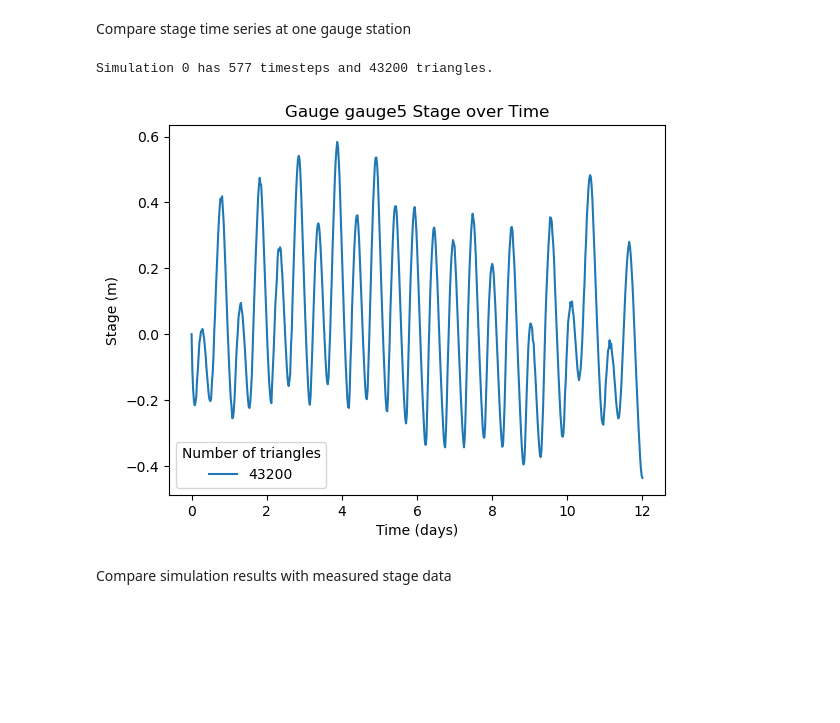
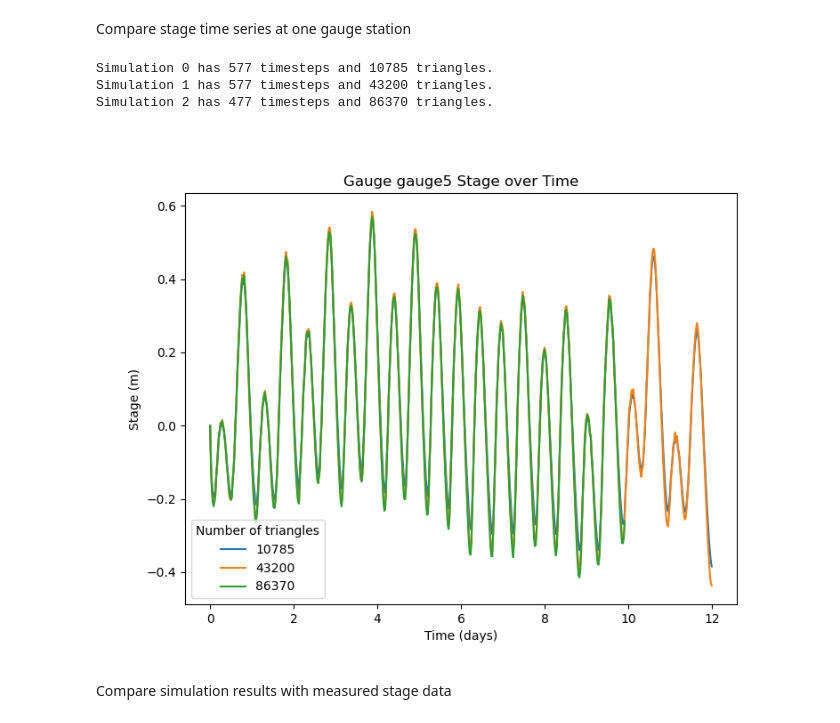
Before and after one commit to stoiver/merimbula, a Jupyter notebook: simulations/template/nb_compare_gauge_data.ipynb, the cells around one changed output. Cells and saved outputs as stored; diff of their text form; code cells hidden in the pictures; blank space fills up the shorter version.

```diff
--- a/simulations/template/nb_compare_gauge_data.ipynb
+++ b/simulations/template/nb_compare_gauge_data.ipynb
@@ -76,7 +78,9 @@ swwfiles = [
             #'template_sept_2003_43200_weeds_20251202_202802.sww',
             #'template_sept_2003_17156_no_exterior_tags_weeds_20251210_140515.sww',
             #'template_sept_2003_43200_weeds_20260118_114652.sww',
+            'template_sept_2003_10785_weeds_20260207_163944.sww',
             'template_sept_2003_43200_weeds_20260128_144153.sww',
+            'template_sept_2003_86370_weeds_20260208_150616.sww',
             ]
 
 num_of_triangles = []
@@ -196,13 +218,16 @@ plt.show()
 Compare flow through cross sesction
 # %%
 verbose = False
+
+fig, ax = plt.subplots(figsize=(8, 6))
+
 for n, splotter in enumerate(splotters):
     t, Q = splotter.get_flow_through_cross_section(polyline, verbose=True)
-    plt.plot(t/3600/24, Q, label=f'Sim {num_of_triangles[n]} tris')
+    ax.plot(t/3600/24, Q, label=f'Sim {num_of_triangles[n]} tris')
     pass
-plt.xlabel('Time (days)')
-plt.ylabel('m$^3$/s')
-plt.title('Flow through cross-section over time')
+ax.set_xlabel('Time (days)')
+ax.set_ylabel('m$^3$/s')
+ax.set_title('Flow through cross-section over time')
 
 model_dir = '../../model_data_sept_2003'
 
@@ -214,10 +239,10 @@ flow.columns = ['time', 'measured']
 flow['time'] = flow['time'] /24.0 + 3.0 # convert time to days 25th Sept 2003 was at 3 days in the model time
 
 
-plt.plot(flow['time'], flow['measured'], label='Measured')
+ax.plot(flow['time'], flow['measured'], label='Measured')
 
-plt.xlim(3,4)
-plt.legend()
+ax.set_xlim(3,4)
+ax.legend()
 plt.show()
 # %% [output]
 Extracting mesh intersections from line:
@@ -227,18 +258,23 @@ Extracting mesh intersections from line:
 Compare stage time series at one gauge station
 # %%
 gid = 4  # gauge id to plot
+
+fig, ax = plt.subplots(figsize=(8, 6))
+
 for n,splotter in enumerate(splotters):
     print(f'Simulation {n} has {splotter.stage.shape[0]} timesteps and {splotter.stage.shape[1]} triangles.')
-    plt.plot(splotter.time/3600/24, splotter.stage[:,gauge_id_list[n][gid]], label=num_of_triangles[n])
+    ax.plot(splotter.time/3600/24, splotter.stage[:,gauge_id_list[n][gid]], label=num_of_triangles[n])
 
-plt.legend(title='Number of triangles')
-plt.title(f'Gauge {gauge_location["name"][gid]} Stage over Time')
-plt.xlabel('Time (days)')
-plt.ylabel('Stage (m)')
+ax.legend(title='Number of triangles')
+ax.set_title(f'Gauge {gauge_location["name"][gid]} Stage over Time')
+ax.set_xlabel('Time (days)')
+ax.set_ylabel('Stage (m)')
 plt.show()
 # %% [output]
-Simulation 0 has 577 timesteps and 43200 triangles.
+Simulation 0 has 577 timesteps and 10785 triangles.
+Simulation 1 has 577 timesteps and 43200 triangles.
+Simulation 2 has 477 timesteps and 86370 triangles.
-[figure, old version]
+[figure, new version]
 # %% [markdown]
 Compare simulation results with measured stage data
 # %%
```
Also changed, not shown: parts of 11 cells of this notebook, 2 other files.
